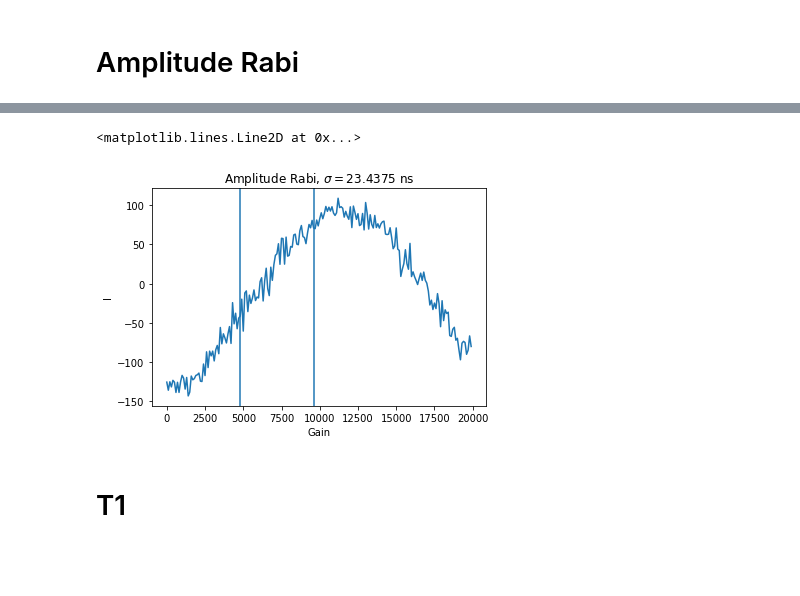
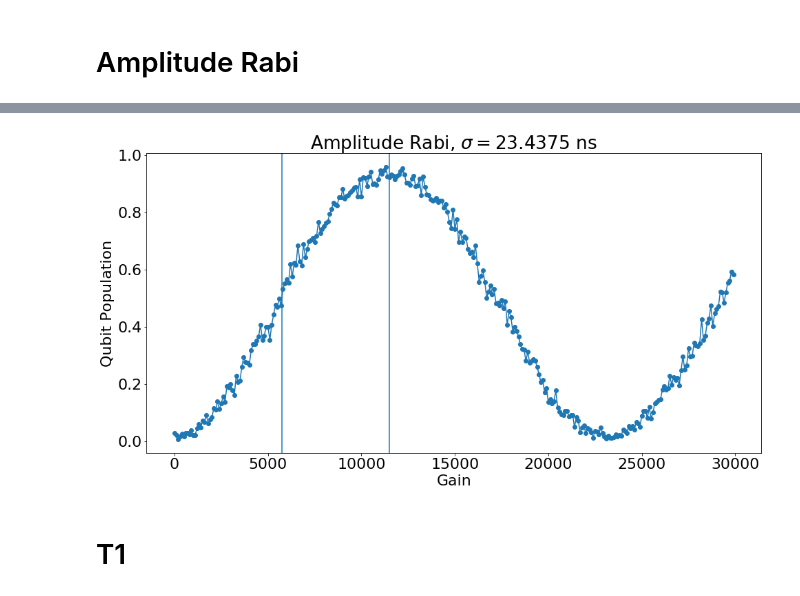
Before and after one commit to openquantumhardware/qick, a Jupyter notebook: pynq_demos/06_qubit_demos.ipynb, the cells around one changed output, grey strips where cells are left out. Drawn from its saved outputs; the diff is of its cells as text; code cells hidden in the pictures; blank space fills up the shorter version.

```diff
--- a/pynq_demos/06_qubit_demos.ipynb
+++ b/pynq_demos/06_qubit_demos.ipynb
@@ -107,8 +107,8 @@ readout_cfg={
     }
 qubit_cfg={
     "sigma":us2cycles(0.025),
-    "pi_gain":9610,
-    "pi2_gain":4795,
+    "pi_gain": 11500,
+    "pi2_gain":11500//2,
     "f_ge":4743.041802067813,
     "relax_delay":500
 }
@@ -194,15 +194,13 @@ for f in tqdm(fpts):
 
 results=np.transpose(results)
 
+amps=np.abs(results[0][0]+1j*results[0][1])
+
 plt.figure(dpi=300)
 plt.subplot(111,title="Resonator Spectroscopy", xlabel="Resonator Frequency (MHz)", ylabel="Amp. (adc level)")
 
-#plt.plot(fpts, results[5],'.-')
-plt.plot(fpts, results[2],'.-')
-max_freq=fpts[np.argmax(results[5])]
-f_res=max_freq
-print(max_freq, max(results[5]))
-#axvline(f_res+.18)
+plt.plot(fpts, amps,'o-')
+max_freq=fpts[np.argmax(amps)]
 plt.show()
 # %% [output]
 [interactive output not drawn]
@@ -234,8 +231,8 @@ class SingleShotProgram(RAveragerProgram):
 
         # add qubit and readout pulses to respective channels
         self.add_pulse(ch=self.cfg["qubit_ch"], name="qubit",style="arb",
-                       idata=gauss(mu=cfg["sigma"]*16*4/2,si=cfg["sigma"]*16,length=4*cfg["sigma"]*16,maxv=32000),
-                       qdata=0*gauss(mu=cfg["sigma"]*16*4/2,si=cfg["sigma"]*16,length=4*cfg["sigma"]*16,maxv=32000))
+                       idata=gauss(mu=cfg["sigma"]*16*4/2,si=cfg["sigma"]*16,length=4*cfg["sigma"]*16,maxv=2**15-1),
+                       qdata=0*gauss(mu=cfg["sigma"]*16*4/2,si=cfg["sigma"]*16,length=4*cfg["sigma"]*16,maxv=2**15-1))
         self.add_pulse(ch=self.cfg["res_ch"], name="measure",style="const", length=self.cfg["readout_length"])
 
         # pre-initialize pulses
@@ -282,8 +279,9 @@ config={**hw_cfg,**readout_cfg,**qubit_cfg,**expt_cfg} #combine configs
 ssp=SingleShotProgram(cfg=config)
 di0, dq0, di1, dq1 = ssp.acquire(soc, load_pulses=True,progress=True, debug=False)
 
-fid, angle = hist(data=[di0[0], dq0[0], di0[1], dq0[1]],  plot=True, ran=600)
-print('Optimal fidelity after rotation = %.3f' % fid)
+fid, threshold, angle = hist(data=[di0[0], dq0[0], di0[1], dq0[1]],  plot=True, ran=600)
+#print('Optimal fidelity after rotation = %.3f' % fid)
 readout_cfg["res_phase"]=deg2reg(-angle*180/pi)
+readout_cfg["threshold"]=round(threshold)
 # %% [output]
 [interactive output not drawn]
@@ -439,21 +432,21 @@ class AmplitudeRabiProgram(RAveragerProgram):
         self.mathi(self.q_rp, self.r_gain, self.r_gain, '+', self.cfg["step"]) # update gain of the Gaussian pi pulse
 # %%
 expt_cfg={
-        "start":0, "step":100, "expts":200, "reps": 100
+        "start":0, "step":100, "expts":300, "reps": 400
        }
 config={**hw_cfg,**readout_cfg,**qubit_cfg,**expt_cfg} #combine configs
 
 rabi=AmplitudeRabiProgram(cfg=config)
-x_pts, avgi, avgq, avgamp   = rabi.acquire(soc, load_pulses=True,progress=True, debug=False)
+x_pts, avgi, avgq  = rabi.acquire(soc,threshold=readout_cfg["threshold"], load_pulses=True,progress=True, debug=False)
 
-subplot(111, title= f"Amplitude Rabi, $\sigma={cycles2us(config['sigma'])*1000}$ ns", xlabel="Gain", ylabel="I" )
-plot(x_pts,avgi[0][0])
+subplot(111, title= f"Amplitude Rabi, $\sigma={cycles2us(config['sigma'])*1000}$ ns", xlabel="Gain", ylabel="Qubit Population" )
+plot(x_pts,avgi[0][0],'o-')
+
 axvline(qubit_cfg["pi_gain"])
-axvline(qubit_cfg["pi2_gain"])
+axvline(qubit_cfg["pi2_gain"]);
 # %% [output]
 [interactive output not drawn]
-<matplotlib.lines.Line2D at 0x...>
-[figure, old version]
+[figure, new version]
 # %% [markdown]
 # T1
 # %%
```
Also changed, not shown: parts of 16 cells of this notebook, 2 other files.
